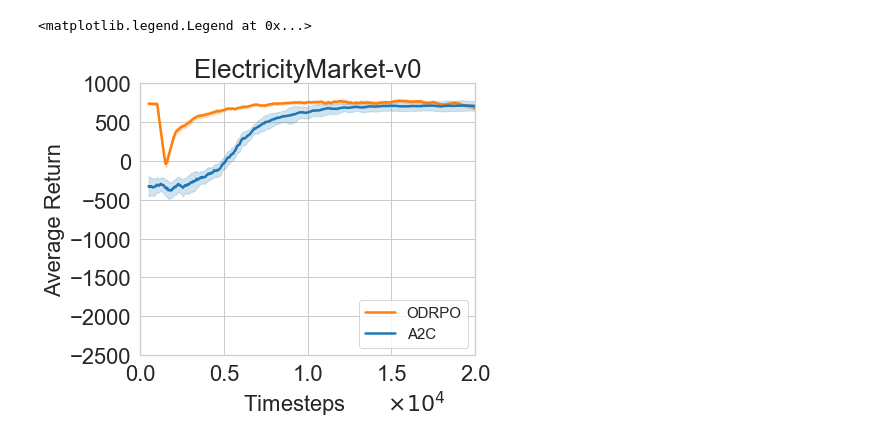
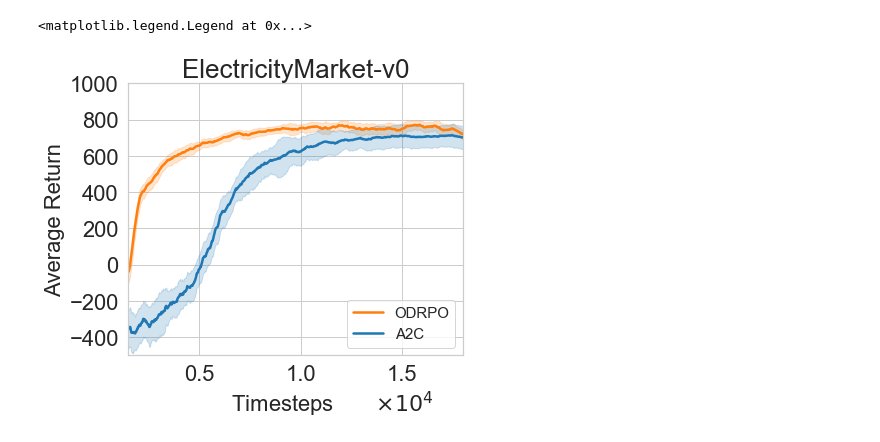
Before and after one commit to kadysongbb/efficient-wpo, a Jupyter notebook: continuous_control/view_training_continuous_EM.ipynb, the cells around one changed output. Cells and saved outputs as stored; diff of their text form; code cells hidden in the pictures.

```diff
--- a/continuous_control/view_training_continuous_EM.ipynb
+++ b/continuous_control/view_training_continuous_EM.ipynb
@@ -98,10 +98,10 @@ if env_name == "ElectricityMarket":
     num_points = 2000
     window_size = 50
     plt.title('ElectricityMarket-v0', fontsize = 26)
-    plt.ylim(-2500, 1000)
-    plt.xlim(0, 2)
+    plt.ylim(-500, 1000)
+    plt.xlim(0.15, 1.8)
     plt.locator_params(axis="x", nbins=4)
-    drpo_file = ['log_files/em_results1_30000_1.txt', 'log_files/em_results1_20000_1.txt']
+    drpo_file = ['log_files/em_results1_30000_1.txt', 'log_files/em_results1_20000_1.txt', 'log_files/em_results1_20000_2.txt']
     a2c_log_name = ['./tmp/a2c_electricitymarket_monitor1.csv', './tmp/a2c_electricitymarket_monitor2.csv',
                     './tmp/a2c_electricitymarket_monitor3.csv']
 
@@ -149,31 +149,31 @@ else:
 #     ax.fill_between(np.cumsum(x_val)[len(x_val)-data_length:len(x_val)]/10**5, moving_average[1], moving_average[2], alpha=0.2)
 # else:
 #     x = np.linspace(0, num_timesteps, num=num_points)
 #     data_length = len(moving_average[0])
 #     ax.plot(x[len(x)-data_length:len(x)]/10**5, moving_average[0], label='TRPO', linewidth = 2.5)
 #     ax.fill_between(x[len(x)-data_length:len(x)]/10**5, moving_average[1], moving_average[2], alpha=0.2)
 # print('TRPO')
 # print(np.mean(moving_average[0][-30:]))
 # print(np.mean(moving_average[2][-30:]) - np.mean(moving_average[0][-30:]))
 
 # # PPO
 # moving_average = find_baseline_moving_avg(ppo_log_name, window_size, num_timesteps, num_points)
 # if len(ppo_log_name) == 1:
 #     temp = pd.read_csv(ppo_log_name[0], sep=',', skiprows = 0, header= 1)
 #     x_val = temp['l']
 #     data_length = len(moving_average[0])
 #     ax.plot(np.cumsum(x_val)[len(x_val)-data_length:len(x_val)]/10**5, moving_average[0], label='PPO', linewidth = 2.5)
 #     ax.fill_between(np.cumsum(x_val)[len(x_val)-data_length:len(x_val)]/10**5, moving_average[1], moving_average[2], alpha=0.2)
 # else:
 #     x = np.linspace(0, num_timesteps, num=num_points)
 #     data_length = len(moving_average[0])
 #     ax.plot(x[len(x)-data_length:len(x)]/10**5, moving_average[0], label='PPO', linewidth = 2.5)
 #     ax.fill_between(x[len(x)-data_length:len(x)]/10**5, moving_average[1], moving_average[2], alpha=0.2)
 # print('PPO')
 # print(np.mean(moving_average[0][-30:]))
 # print(np.mean(moving_average[2][-30:]) - np.mean(moving_average[0][-30:]))
 
 ax.legend(loc='lower right', fontsize = 15)
 # %% [output]
 <matplotlib.legend.Legend at 0x...>
-[figure, old version]
+[figure, new version]
```
Also changed, not shown: 11 other files.
